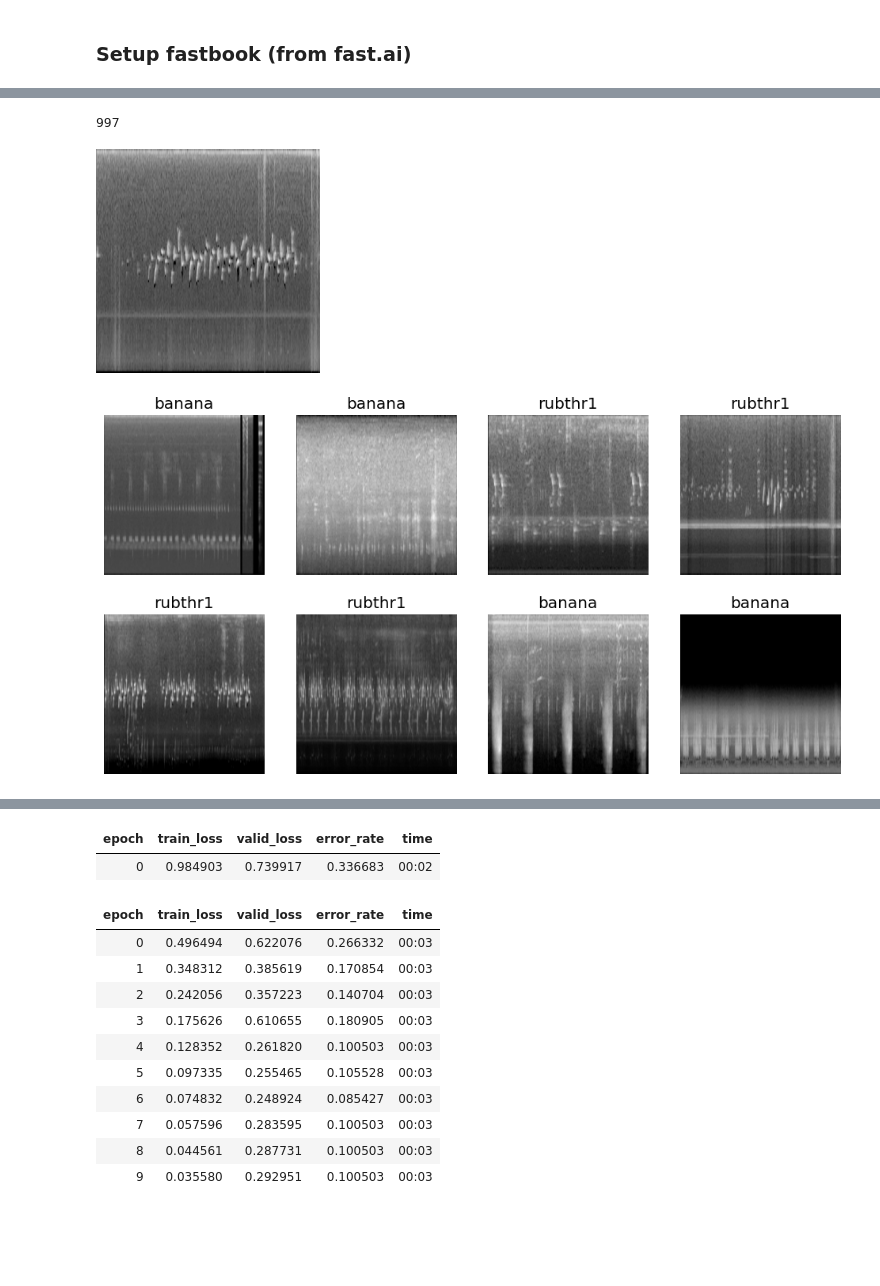
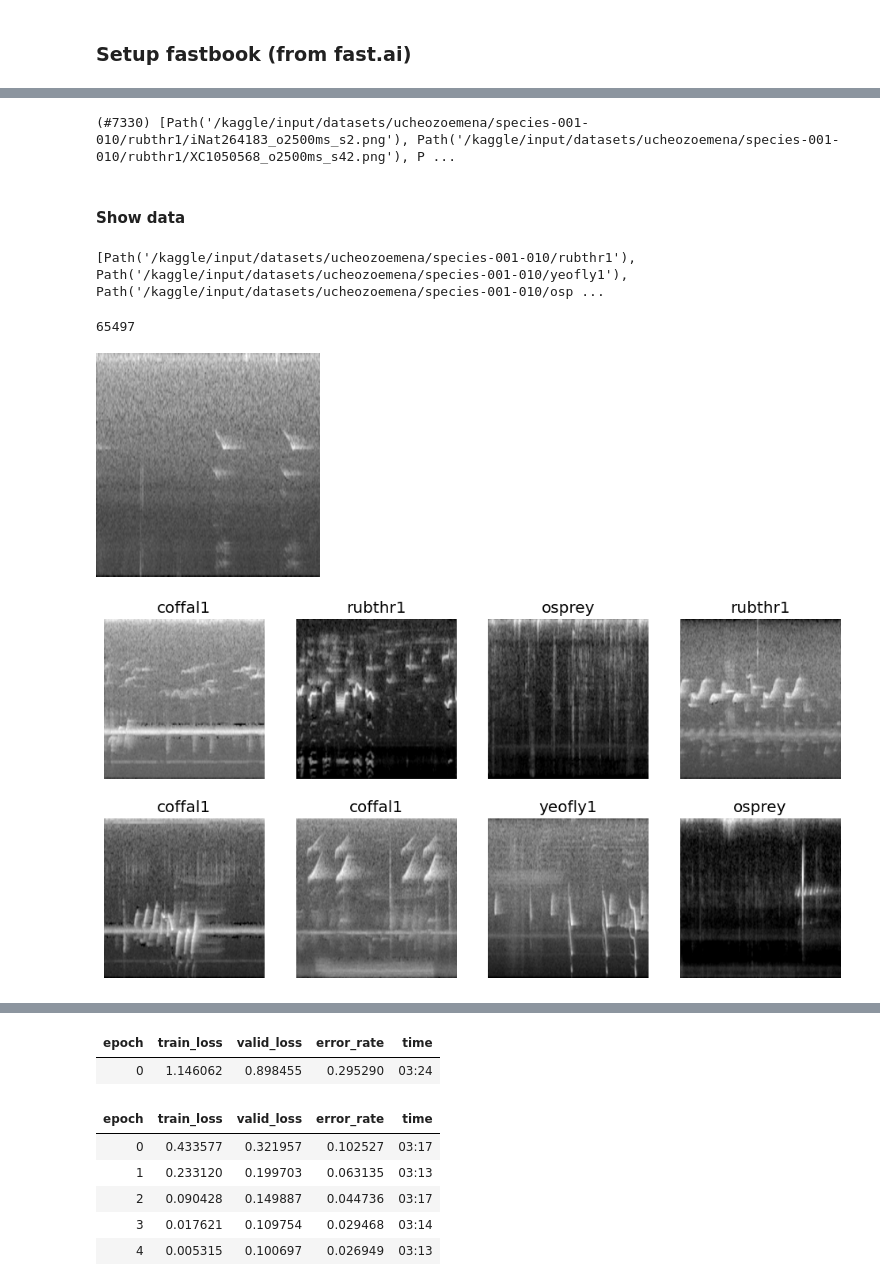
Before and after one commit to CodeWithOz/fastai-deep-learn-coders, a Jupyter notebook: birdclef_plus_2026_sound_classification_attempt_1.ipynb, the cells around one changed output, grey strips where cells are left out. Saved outputs shown, nothing was run; the diff lists cells and outputs as text; code cells hidden in the pictures; blank space fills up the shorter version.

```diff
--- a/birdclef_plus_2026_sound_classification_attempt_1.ipynb
+++ b/birdclef_plus_2026_sound_classification_attempt_1.ipynb
@@ -144,15 +114,27 @@ Shape of top 5 dataframe: (997, 15)
+# %%
+Path(species_folders[0]).ls()[0].ls()
+# %% [output]
+(#7330) [Path('/kaggle/input/datasets/ucheozoemena/species-001-010/rubthr1/iNat264183_o2500ms_s2.png'), Path('/kaggle/input/datasets/ucheozoemena/species-001-010/rubthr1/XC1050568_o2500ms_s42.png'), P ...
+# %% [markdown]
+#### Show data
+# %%
+Path('/kaggle/input/datasets/ucheozoemena/').ls()[0].ls()
+# %% [output]
+[Path('/kaggle/input/datasets/ucheozoemena/species-001-010/rubthr1'), Path('/kaggle/input/datasets/ucheozoemena/species-001-010/yeofly1'), Path('/kaggle/input/datasets/ucheozoemena/species-001-010/osp ...
 # %%
-# show results
+# Output root folder
+spectrograms_dir = Path('/kaggle/input/datasets/ucheozoemena/')
+
 imgs = get_image_files(spectrograms_dir)
 len(imgs)
 # %% [output]
-997
+65497
 # %%
 # view a result
 img = Image.open(str(imgs[0]))
 img.to_thumb(224, 224)
 # %% [output]
-[figure, old version]
+[figure, new version]
 # %%
 spectrograms = DataBlock(
     blocks=(ImageBlock, CategoryBlock),
@@ -163,8 +145,8 @@ spectrograms = DataBlock(
 dls = spectrograms.dataloaders(spectrograms_dir)
 dls.train.show_batch(max_n=8, nrows=2)
 # %% [output]
-[figure, old version]
+[figure, new version]
 # %%
 learn = vision_learner(dls, resnet18, metrics=error_rate)
-learn.fine_tune(10)
+learn.fine_tune(5)
 # %% [output]
@@ -171,16 +154,11 @@ learn.fine_tune(10)
 | epoch | train_loss | valid_loss | error_rate | time |
-| 0 | 0.984903 | 0.739917 | 0.336683 | 00:02 |
+| 0 | 1.146062 | 0.898455 | 0.295290 | 03:24 |
 | epoch | train_loss | valid_loss | error_rate | time |
-| 0 | 0.496494 | 0.622076 | 0.266332 | 00:03 |
-| 1 | 0.348312 | 0.385619 | 0.170854 | 00:03 |
-| 2 | 0.242056 | 0.357223 | 0.140704 | 00:03 |
-| 3 | 0.175626 | 0.610655 | 0.180905 | 00:03 |
-| 4 | 0.128352 | 0.261820 | 0.100503 | 00:03 |
-| 5 | 0.097335 | 0.255465 | 0.105528 | 00:03 |
-| 6 | 0.074832 | 0.248924 | 0.085427 | 00:03 |
-| 7 | 0.057596 | 0.283595 | 0.100503 | 00:03 |
-| 8 | 0.044561 | 0.287731 | 0.100503 | 00:03 |
-| 9 | 0.035580 | 0.292951 | 0.100503 | 00:03 |
+| 0 | 0.433577 | 0.321957 | 0.102527 | 03:17 |
+| 1 | 0.233120 | 0.199703 | 0.063135 | 03:13 |
+| 2 | 0.090428 | 0.149887 | 0.044736 | 03:17 |
+| 3 | 0.017621 | 0.109754 | 0.029468 | 03:14 |
+| 4 | 0.005315 | 0.100697 | 0.026949 | 03:13 |
 # %%
 interp = ClassificationInterpretation.from_learner(learn)
 interp.plot_confusion_matrix()
```
Also changed, not shown: parts of 10 cells of this notebook.
